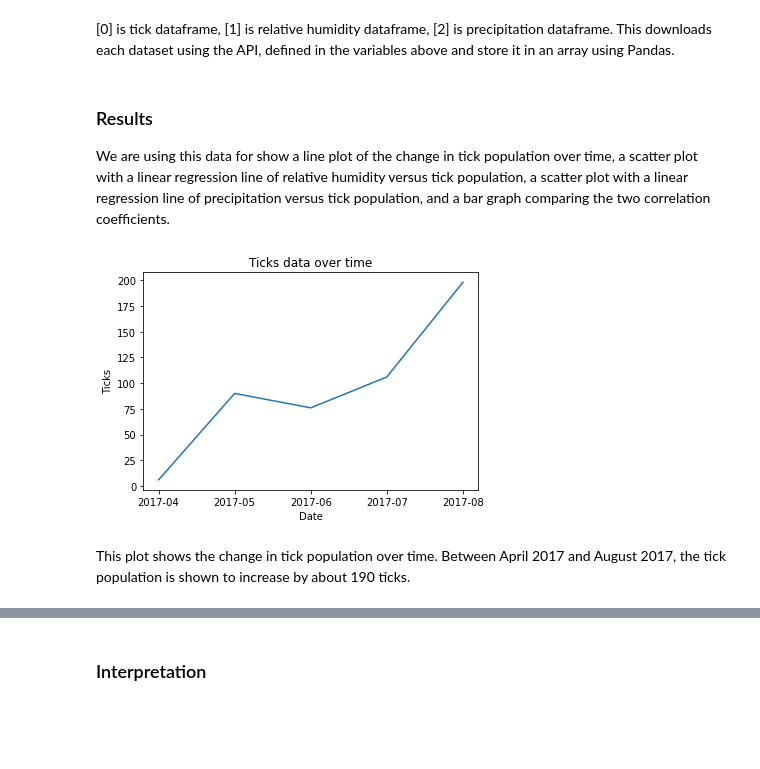
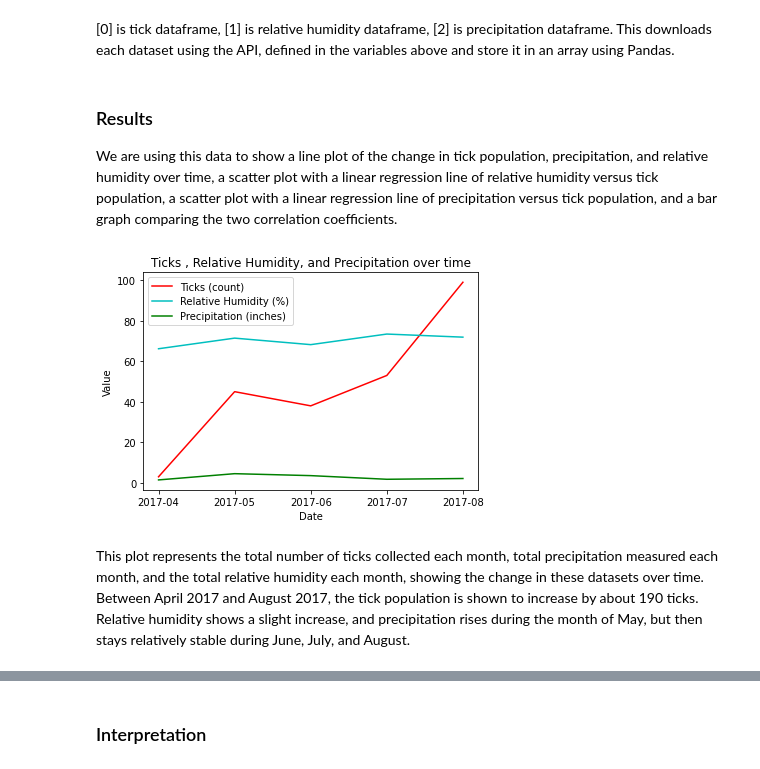
Before and after one commit to olincollege/tick-weather-analyzer, a Jupyter notebook: computational-essay.ipynb, the cells around one changed output, grey strips where cells are left out. Saved outputs shown, nothing was run; the diff lists cells and outputs as text; code cells hidden in the pictures; blank space fills up the shorter version.

Commit message:
Update computational essay results and add merged line plots in results

```diff
--- a/computational-essay.ipynb
+++ b/computational-essay.ipynb
@@ -32,17 +33,17 @@ file_names = {"ticks": [], "relative humidity": [], "precipitation": []}
 # %% [markdown]
 [0] is tick dataframe, [1] is relative humidity dataframe, [2] is precipitation dataframe. This downloads each dataset using the API, defined in the variables above and store it in an array using Pandas.
 # %%
-# [0] is tick dataframe, [1] is relative humidity dataframe, [2] is precipitation dataframe
 stacked_dataframes = neon_data_tools.download_all_datasets(file_names, datasets, dpIDs, site, dates, "basic")
-ticks = data_plotting.data_to_array(data_analyzer.tick_analyze(stacked_dataframes[0]))
-humid = data_plotting.data_to_array(data_analyzer.humidity_analyze(stacked_dataframes[1]))
-precip = data_plotting.data_to_array(data_analyzer.precipitation_analyze(stacked_dataframes[2]))
+ticks = data_analyzer.tick_analyze(stacked_dataframes[0])
+humid = data_analyzer.humidity_analyze(stacked_dataframes[1])
+precip = data_analyzer.precipitation_analyze(stacked_dataframes[2])
 # %% [markdown]
 ### Results
-We are using this data for show a line plot of the change in tick population over time, a scatter plot with a linear regression line of relative humidity versus tick population, a scatter plot with a linear regression line of precipitation versus tick population, and a bar graph comparing the two correlation coefficients.
+We are using this data to show a line plot of the change in tick population, precipitation, and relative humidity over time, a scatter plot with a linear regression line of relative humidity versus tick population, a scatter plot with a linear regression line of precipitation versus tick population, and a bar graph comparing the two correlation coefficients.
-# %%
-data_plotting.plot_line_chart(dates, ticks, "Ticks")
-# %% [output]
-[figure, removed]
+# %%
+#Line plots of the change in tick population, precipitation, and relative humidity over time
+data_plotting.plot_combined_line_graph(dates, [ticks, humid, precip], ["Ticks (count)", "Relative Humidity (%)", "Precipitation (inches)"])
+# %% [output]
+[figure, added]
 # %% [markdown]
-This plot shows the change in tick population over time. Between April 2017 and August 2017, the tick population is shown to increase by about 190 ticks.
+This plot represents the total number of ticks collected each month, total precipitation measured each month, and the total relative humidity each month, showing the change in these datasets over time. Between April 2017 and August 2017, the tick population is shown to increase by about 190 ticks. Relative humidity shows a slight increase, and precipitation rises during the month of May, but then stays relatively stable during June, July, and August.
```
Also changed, not shown: parts of 12 cells of this notebook, 1 other file.
